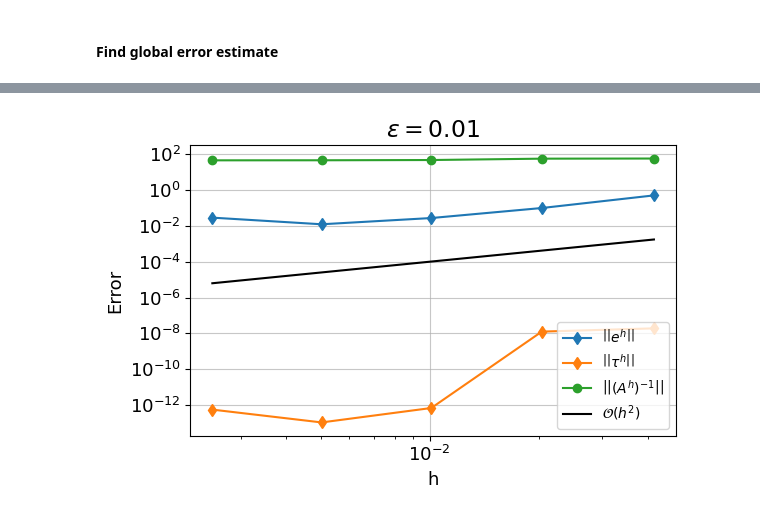
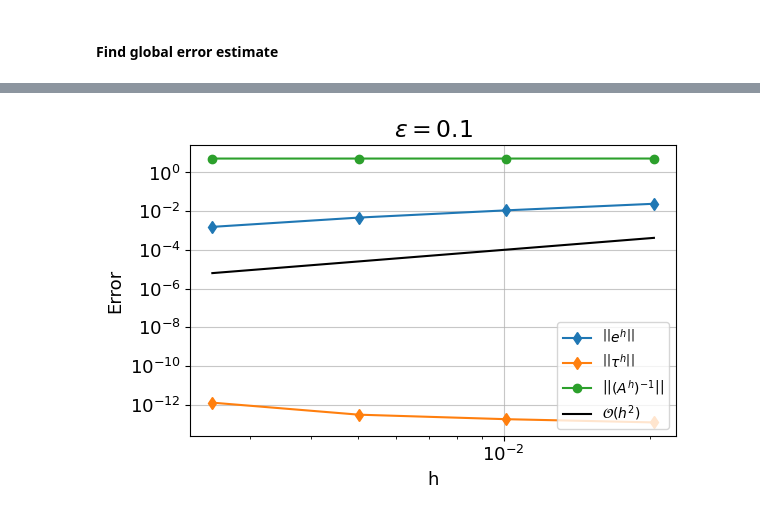
Before and after one commit to BastianValhoj/02687, a Jupyter notebook: assignment1/exercise2.ipynb, the cells around one changed output, grey strips where cells are left out. Saved outputs shown, nothing was run; the diff lists cells and outputs as text; code cells hidden in the pictures.

```diff
--- a/assignment1/exercise2.ipynb
+++ b/assignment1/exercise2.ipynb
@@ -437,7 +442,7 @@ Running loop   :       4/3,000
 # %%
 a, b = 0, 1
 alpha, beta = -1, 1.5
-epsilon = 0.01
+epsilon = 0.1
 
 KWARGS = {
     "a": 0,
@@ -448,14 +453,14 @@ KWARGS = {
 
 # create list of : h, ts, u_h
 solutions = []
-N_list = [25, 50, 100, 200, 400, 800]
+N_list = [50, 100, 200, 400, 800]
 for N in N_list:
     print(f"{N = }")
     KWARGS["N"] = N
     KWARGS["ts"] = np.linspace(KWARGS["a"], KWARGS["b"], num=KWARGS["N"], endpoint=True)
     KWARGS["h"] = np.abs(KWARGS["ts"][0] - KWARGS["ts"][1])
     u_h, A_h, tau_h = Newton(u0=u_init(KWARGS["ts"], epsilon),
-                 epsilon=epsilon, max_iter=500, kwargs=KWARGS, tol=1e-8)
+                 epsilon=epsilon, max_iter=5_000, kwargs=KWARGS, tol=1e-12)
 
     solutions.append([KWARGS["h"], KWARGS["ts"], u_h, A_h, tau_h])
 
@@ -542,26 +549,33 @@ error_vec = []
 
 tau_norms = []
 A_inv_norms = []
-for i, (h, t_h, u_h, A_h, tau_h) in enumerate(solutions[:-1]):
+for iter, (h, t_h, u_h, A_h, tau_h) in enumerate(solutions[:-1]):
+    N_h= len(u_h)
+    N_ref = len(u_ref)
     hs.append(h)
-    tau_norm = linalg.norm(tau_h.toarray().flatten(), np.inf)
+    h_index = N_h // 2
+    ref_index = N_ref // 2
+    print(f"{h_index = }\n{ref_index = }")
+
+    delta_tau = np.abs(tau_h[h_index].toarray())
+
     # print(f"{tau_h.toarray().flatten().shape = }")
-    tau_norms.append(tau_norm)
+    tau_norms.append(delta_tau)
 
     # Get inverse by LU-factoriation
     lu = splinalg.splu(A_h)
     A_inv = lu.solve(np.eye(A_h.shape[0]))
     A_inv_norm = linalg.norm(A_inv, np.inf)
+
+
     A_inv_norms.append(A_inv_norm)
 
-    indices = np.searchsorted(t_ref, t_h)
-    u_sor = u_ref[indices]
-
-    u_interp = np.interp(t_h, t_ref, u_ref)
-    err = linalg.norm(u_h - u_sor, np.inf)
+    # u_interp = np.interp(t_h, t_ref, u_ref)
+    # err = linalg.norm(u_h - u_sor, np.inf)
+    err = np.abs(u_h[h_index] - u_ref[ref_index])
     error_vec.append(err)
 
-hs = np.array(hs)
-tau_norms = np.array(tau_norms)
-error_vec = np.array(error_vec)
-A_inv_norms = np.array(A_inv_norms)
+hs = np.array(hs).squeeze()
+tau_norms = np.array(tau_norms).squeeze()
+error_vec = np.array(error_vec).squeeze()
+A_inv_norms = np.array(A_inv_norms).squeeze()
@@ -568,18 +591,20 @@ A_inv_norms = np.array(A_inv_norms)
 # %%
 fig, ax = plt.subplots(1, 1, figsize=(6, 4))
 ax.loglog(hs, error_vec, "d-", label=r"$\left|\left|e^h\right|\right|$")
-ax.plot(hs, tau_norms, "d-", label=r"$\left|\left|\tau^h\right|\right|$")
+ax.loglog(hs, tau_norms, "d-", label=r"$\left|\left|\tau^h\right|\right|$")
 ax.loglog(hs, A_inv_norms, "o-", label=r"$\left|\left|\left(A^h\right)^{-1}\right|\right|$")
 ax.loglog(hs, hs**2, "k-", label=r"$\mathcal{O}(h^2)$", )
 ax.set_title(rf"$\epsilon = {epsilon}$", size=LABELSIZE)
 ax.set_ylabel("Error", size=LABELSIZE-2)
 ax.set_xlabel("h", size=LABELSIZE-2)
 # ax.set_xticks([1e-3, 1e-2, 1e-1])
 plot_params(ax, "", fr"$\epsilon = {epsilon}$", LABELSIZE)
 fig.tight_layout()
 
+# ax.legend(ncols=2)
+
 file_name = f"ex_2a.b_GEE_eps_{epsilon}.png"
 fig.savefig(figures_dir / file_name, transparent=False)
 # %% [output]
-[figure, old version]
+[figure, new version]
 # %%
```
Also changed, not shown: parts of 7 cells of this notebook, 2 other files.
